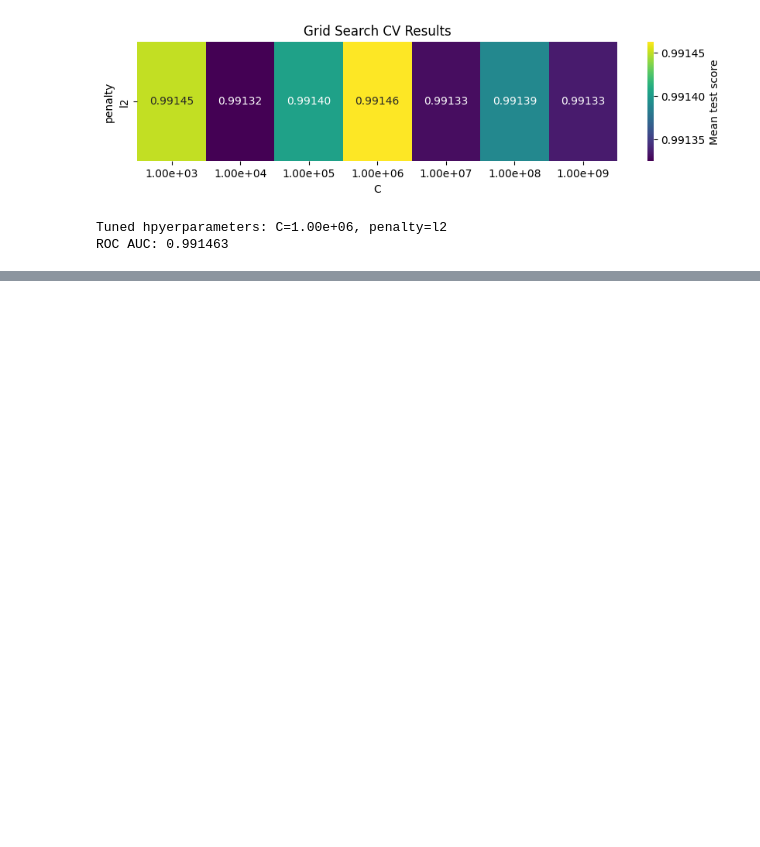
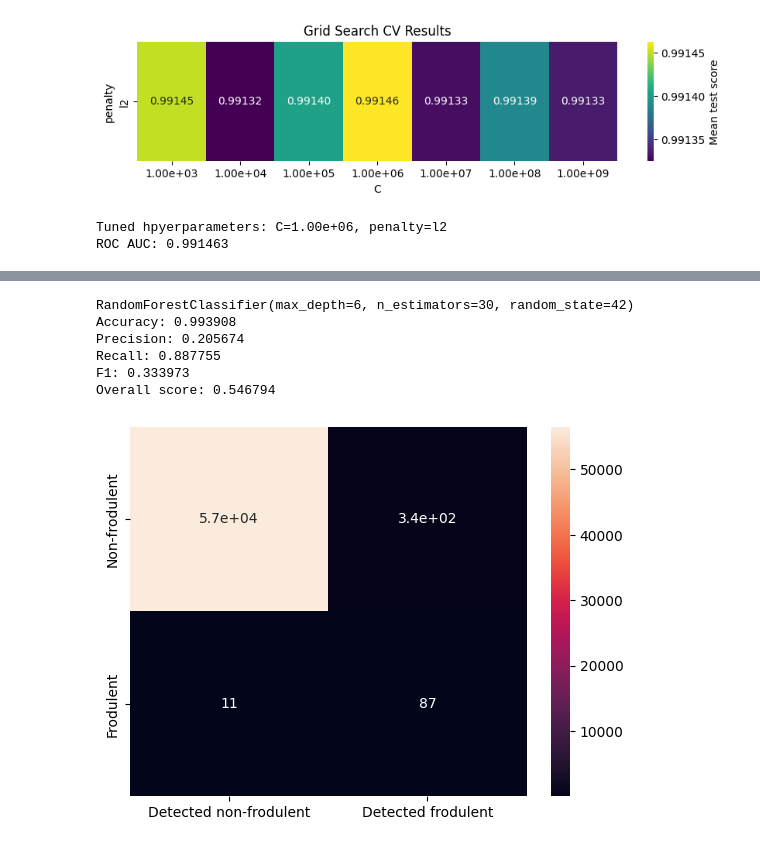
Before and after one commit to k-kalita/credit-card-fraud-detection, a Jupyter notebook: credit_card_fraud_detection.ipynb, the cells around one changed output, grey strips where cells are left out. Saved outputs shown, nothing was run; the diff lists cells and outputs as text; code cells hidden in the pictures; blank space fills up the shorter version.

```diff
--- a/credit_card_fraud_detection.ipynb
+++ b/credit_card_fraud_detection.ipynb
@@ -128,14 +177,17 @@ from sklearn.model_selection import GridSearchCV
 # %% [markdown]
 ### Helper functions
 # %%
-def _present_model(model, X_train, y_train, X_test, y_test):
-  model.fit(X_train, y_train)
+def _present_model(model, X_test, y_test, prediction_transform=None):
   prediction = model.predict(X_test)
+
+  if prediction_transform is not None:
+    prediction = prediction_transform(prediction)
 
   accuracy = metrics.accuracy_score(y_true=y_test, y_pred=prediction)
   precision = metrics.precision_score(y_true=y_test, y_pred=prediction)
   recall = metrics.recall_score(y_true=y_test, y_pred=prediction)
   f1 = metrics.f1_score(y_true=y_test, y_pred=prediction)
+  overall_score = recall**2 * f1**(1/3)
 
   confusion_matrix_heatmap = sns.heatmap(metrics.confusion_matrix(y_true=y_test, y_pred=prediction),
                                          annot=True)
@@ -143,19 +195,13 @@ def _present_model(model, X_train, y_train, X_test, y_test):
   confusion_matrix_heatmap.set_yticklabels(['Non-frodulent', 'Frodulent'])
 
   print(model)
-  print(f'Accuracy: {accuracy:.6f}\nPrecision: {precision:.6f}\nRecall: {recall:.6f}\nF1: {f1:.6f}')
+  print(f'Accuracy: {accuracy:.6f}\nPrecision: {precision:.6f}\n'
+        f'Recall: {recall:.6f}\nF1: {f1:.6f}\n'
+        f'Overall score: {overall_score:.6f}')
 
 
-def present_model(model):
-  _present_model(model, X_train, y_train, X_test, y_test)
-
-
-def present_model_scaled(model):
-  _present_model(model, X_train_scaled, y_train, X_test_scaled, y_test)
-
-
-def present_model_scaled_smote(model):
-  _present_model(model, X_train_smote, y_train_smote, X_test_scaled, y_test)
+def present_model(model, X_test, prediction_transform=None):
+  _present_model(model, X_test, y_test, prediction_transform)
 # %%
 def plot_grid_search_cv_hyperparams_heatmap(grid_search_cv,
                                             param1,
@@ -278,0 +351,10 @@ lrm_cv_f1_scoring.fit(X_train_smote, y_train_smote);
+# %%
+present_model(rfm_cv.best_estimator_, X_test_scaled)
+# %% [output]
+RandomForestClassifier(max_depth=6, n_estimators=30, random_state=42)
+Accuracy: 0.993908
+Precision: 0.205674
+Recall: 0.887755
+F1: 0.333973
+Overall score: 0.546794
+[figure, added]
```
Also changed, not shown: parts of 47 cells of this notebook, 2 other files.
